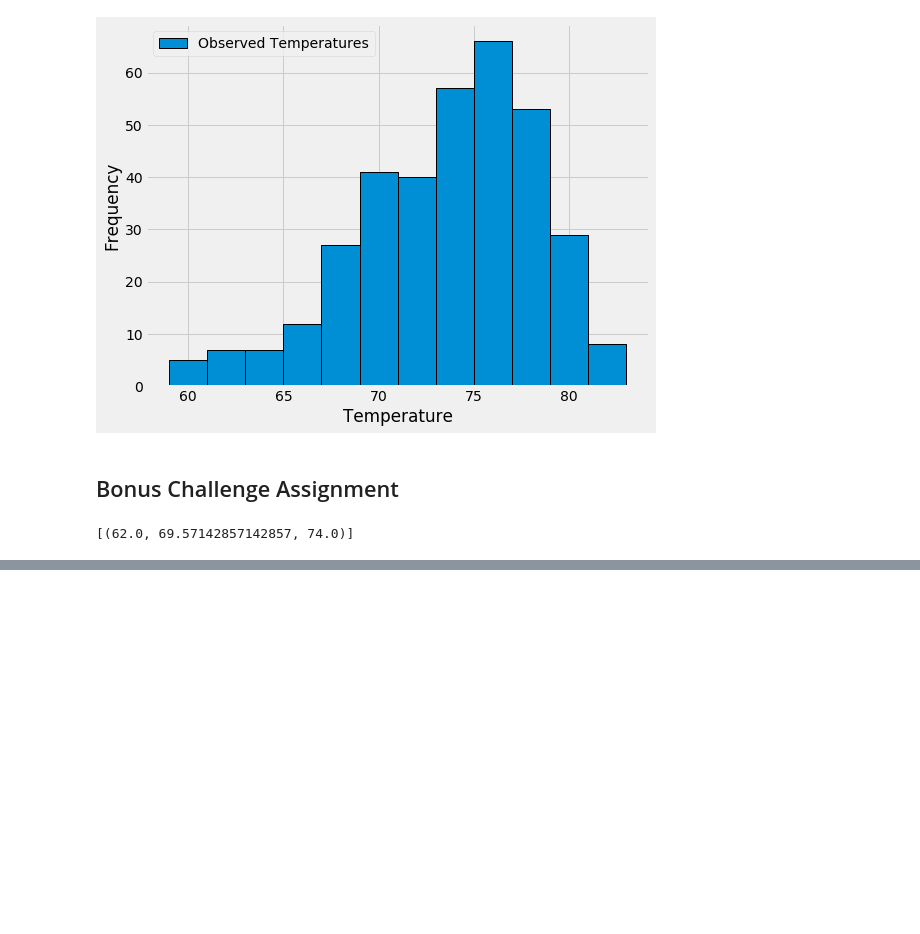
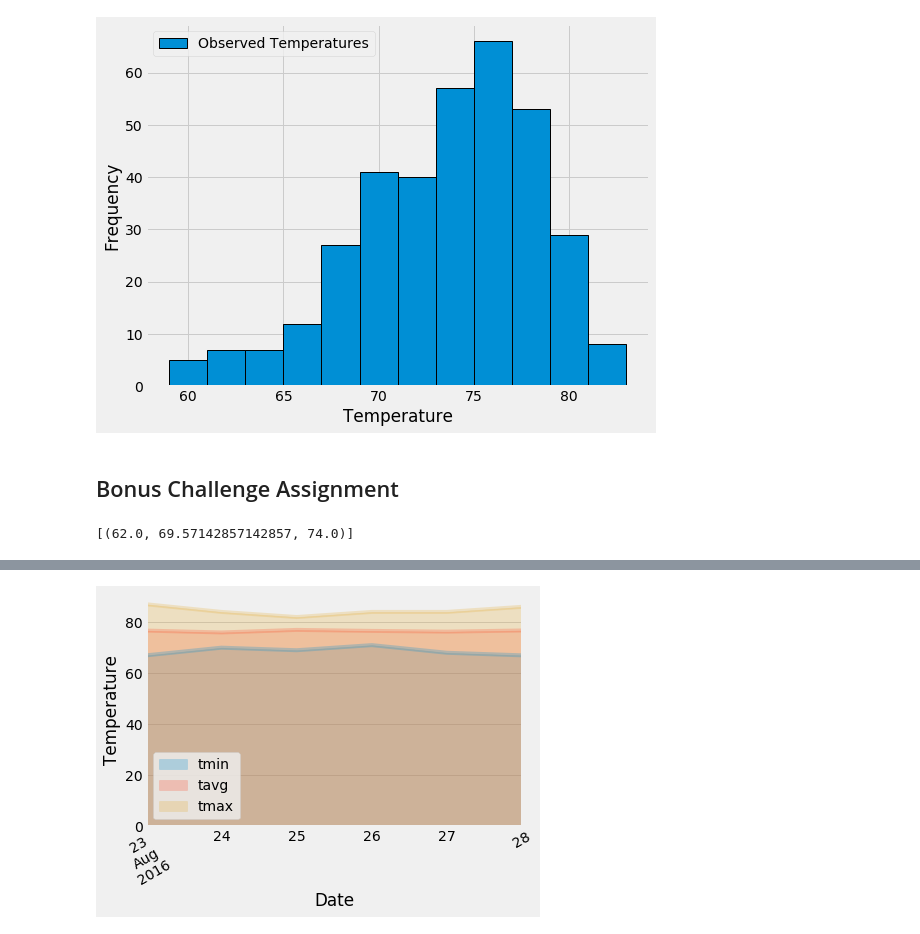
Before and after one commit to KirstieMcCown/sqlalchemy-challenge, a Jupyter notebook: climate_starter.ipynb, the cells around one changed output, grey strips where cells are left out. Cells and saved outputs as stored; diff of their text form; code cells hidden in the pictures; blank space fills up the shorter version.

```diff
--- a/climate_starter.ipynb
+++ b/climate_starter.ipynb
@@ -281,9 +312,18 @@ daily_normals("01-01")
 # push each tuple of calculations into a list called `normals`
 
 # Set the start and end date of the trip
+start_date = "2016-08-23"
+end_date = "2016-08-28"
 
 # Use the start and end date to create a range of dates
+dates = pd.date_range(start_date, end_date)
 
 # Stip off the year and save a list of %m-%d strings
+trip_dates = dates.strftime('%m-%d')
 
 # Loop through the list of %m-%d strings and calculate the normals for each date
+date_normals = []
+for date in trip_dates:
+    date_normals.append(*daily_normals(date))
+
+date_normals
@@ -290,2 +337,7 @@ daily_normals("01-01")
 # %%
 # Load the previous query results into a Pandas DataFrame and add the `trip_dates` range as the `date` index
+tripdf = pd.DataFrame(date_normals, columns = {"tmin", "tavg", "tmax"})
+tripdf = tripdf.rename(columns = {"tavg" : "tmin", "tmax" : "tavg", "tmin" : "tmax"})
+tripdf["Date"] = dates
+tripdf.set_index(["Date"], inplace=True)
+tripdf
@@ -292,2 +353,7 @@ daily_normals("01-01")
 # %%
 # Plot the daily normals as an area plot with `stacked=False`
+tripdf.plot.area(stacked = False, alpha = 0.25)
+plt.ylabel("Temperature")
+plt.xticks(rotation=30);
+# %% [output]
+[figure, added]
```
Also changed, not shown: parts of 11 cells of this notebook.
